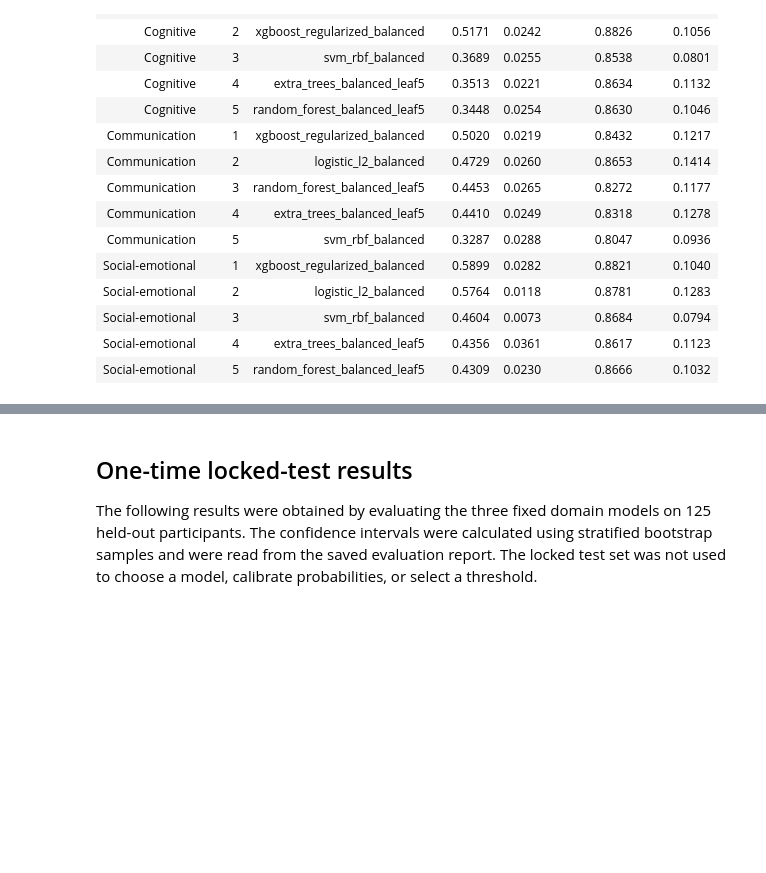
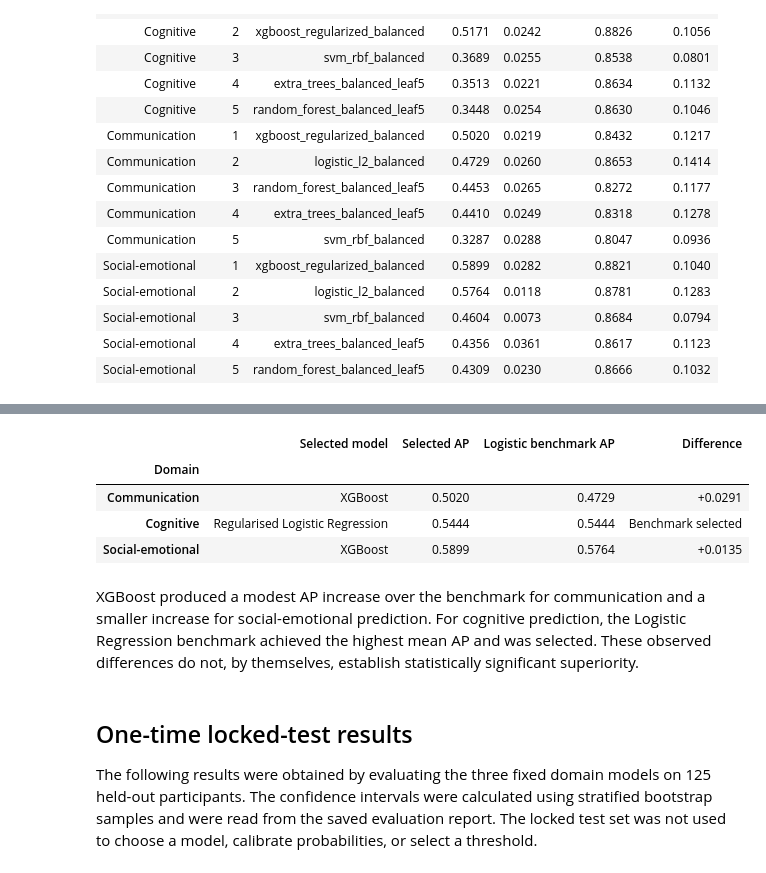
Before and after one commit to JayasankaHirimuthugodage/ResearchComponent, a Jupyter notebook: notebooks/development-model-comparison.ipynb, the cells around one changed output, grey strips where cells are left out. Saved outputs shown, nothing was run; the diff lists cells and outputs as text; code cells hidden in the pictures; blank space fills up the shorter version.

```diff
--- a/notebooks/development-model-comparison.ipynb
+++ b/notebooks/development-model-comparison.ipynb
@@ -104,3 +110,47 @@ display(rankings.style.format({'Mean AP': '{:.4f}', 'AP SD': '{:.4f}',
+# %%
+benchmark_candidate = 'logistic_l2_balanced'
+model_labels = {
+    'logistic_l2_balanced': 'Regularised Logistic Regression',
+    'svm_rbf_balanced': 'RBF SVM',
+    'random_forest_balanced_leaf5': 'Random Forest',
+    'extra_trees_balanced_leaf5': 'Extra Trees',
+    'xgboost_regularized_balanced': 'XGBoost',
+}
+benchmark_rows = []
+for target in domain_order:
+    domain = decision['domains'][target]
+    selected = domain['candidate_ranking'][0]
+    benchmark = next(
+        candidate
+        for candidate in domain['candidate_ranking']
+        if candidate['candidate'] == benchmark_candidate
+    )
+    difference = selected['average_precision_mean'] - benchmark['average_precision_mean']
+    comparison_text = (
+        'Benchmark selected'
+        if selected['candidate'] == benchmark_candidate
+        else f'{difference:+.4f}'
+    )
+    benchmark_rows.append({
+        'Domain': domain['display_name'],
+        'Selected model': model_labels[selected['candidate']],
+        'Selected AP': selected['average_precision_mean'],
+        'Logistic benchmark AP': benchmark['average_precision_mean'],
+        'Difference': comparison_text,
+    })
+benchmark_comparison = pd.DataFrame(benchmark_rows).set_index('Domain')
+display(benchmark_comparison.style.format({
+    'Selected AP': '{:.4f}',
+    'Logistic benchmark AP': '{:.4f}',
+}))
+# %% [output]
+|  | Selected model | Selected AP | Logistic benchmark AP | Difference |
+| Domain |  |  |  |  |
+| Communication | XGBoost | 0.5020 | 0.4729 | +0.0291 |
+| Cognitive | Regularised Logistic Regression | 0.5444 | 0.5444 | Benchmark selected |
+| Social-emotional | XGBoost | 0.5899 | 0.5764 | +0.0135 |
+# %% [markdown]
+XGBoost produced a modest AP increase over the benchmark for communication and a smaller increase for social-emotional prediction. For cognitive prediction, the Logistic Regression benchmark achieved the highest mean AP and was selected. These observed differences do not, by themselves, establish statistically significant superiority.
 # %% [markdown]
 ## One-time locked-test results
 
```
Also changed, not shown: parts of 2 cells of this notebook, 12 other files.
